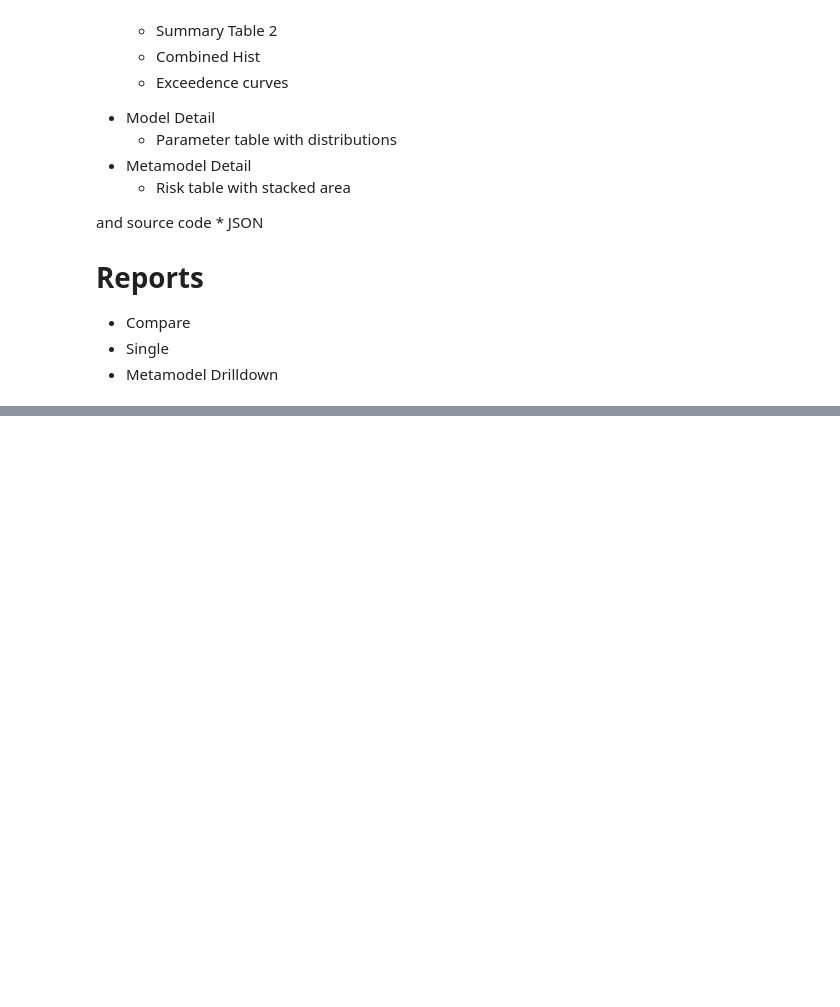
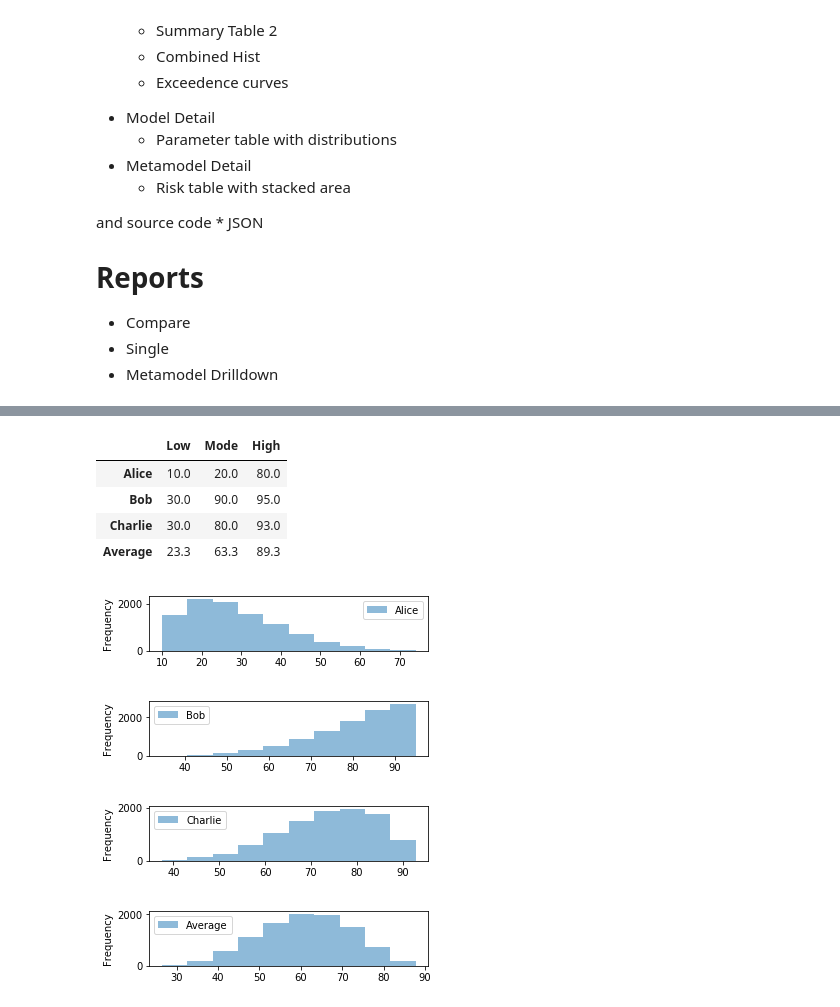
Before and after one commit to Hive-Systems/pyfair, a Jupyter notebook: scratch_notebook.ipynb, the cells around one changed output, grey strips where cells are left out. Drawn from its saved outputs; the diff is of its cells as text; code cells hidden in the pictures; blank space fills up the shorter version.

```diff
--- a/scratch_notebook.ipynb
+++ b/scratch_notebook.ipynb
@@ -165,0 +298,34 @@ import numpy as np
+# %%
+import matplotlib.pyplot as plt
+
+from pyfair.utility import FairBetaPert
+
+df = pd.DataFrame(
+    data={
+        'Low' : [10, 30, 30],
+        'Mode': [20, 90, 80],
+        'High': [80, 95, 93]
+    },
+    index=['Alice', 'Bob', 'Charlie']
+)
+
+df.loc['Average'] = df.mean().round(1)
+
+for name, row in df.iterrows():
+    fig, ax = plt.subplots(1)
+    fbp = FairBetaPert(low=row['Low'], mode=row['Mode'], high=row['High'])
+    rvs = pd.Series(fbp.random_variates(10000))
+    my_ax = rvs.plot.hist(ax=ax, alpha=.5, figsize=(5,1))
+    ax.legend([name])
+
+df
+# %% [output]
+|  | Low | Mode | High |
+| Alice | 10.0 | 20.0 | 80.0 |
+| Bob | 30.0 | 90.0 | 95.0 |
+| Charlie | 30.0 | 80.0 | 93.0 |
+| Average | 23.3 | 63.3 | 89.3 |
+[figure, added]
+[figure, added]
+[figure, added]
+[figure, added]
```
Also changed, not shown: parts of 9 cells of this notebook, 15 other files.
